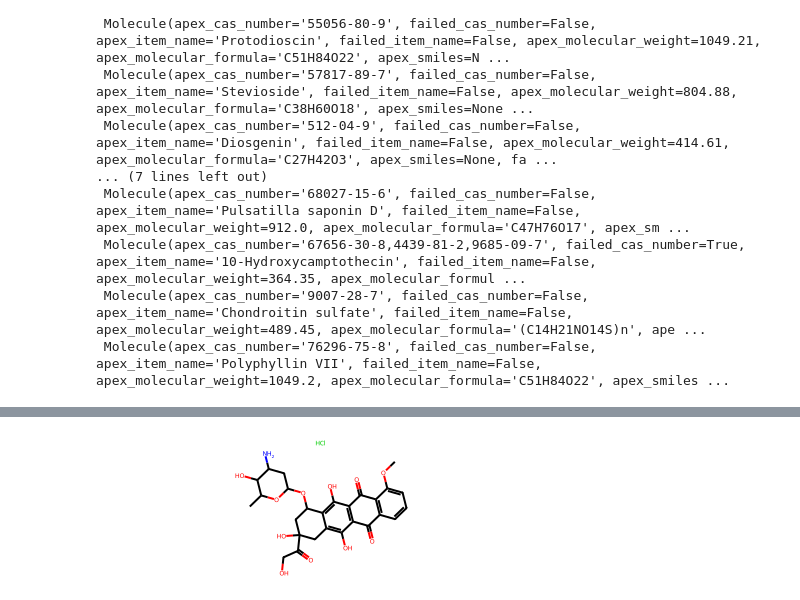
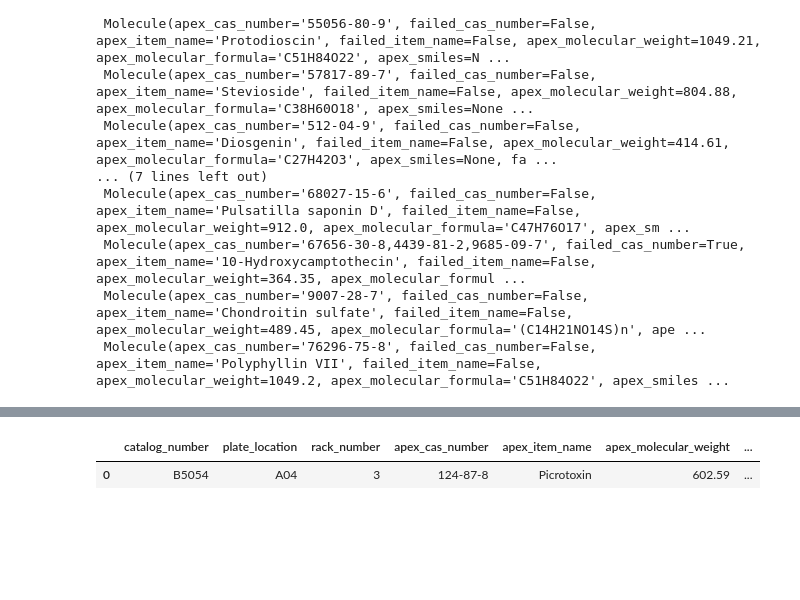
Before and after one commit to commons-research/apex_bio_data_cleaning, a Jupyter notebook: oop.ipynb, the cells around one changed output, grey strips where cells are left out. Drawn from its saved outputs; the diff is of its cells as text; code cells hidden in the pictures; blank space fills up the shorter version.

```diff
--- a/oop.ipynb
+++ b/oop.ipynb
@@ -84,4 +133,5 @@ many_compounds[0].super_parent_mol
-# %%
-many_compounds[0].rdkit_molecule
-# %% [output]
-[figure, removed]
+# %%
+failed_smiles[2].to_dataframe()
+# %% [output]
+|  | catalog_number | plate_location | rack_number | apex_cas_number | apex_item_name | apex_molecular_weight | ... |
+| 0 | B5054 | A04 | 3 | 124-87-8 | Picrotoxin | 602.59 | ... |
```
Also changed, not shown: parts of 6 cells of this notebook, 1 other file.
